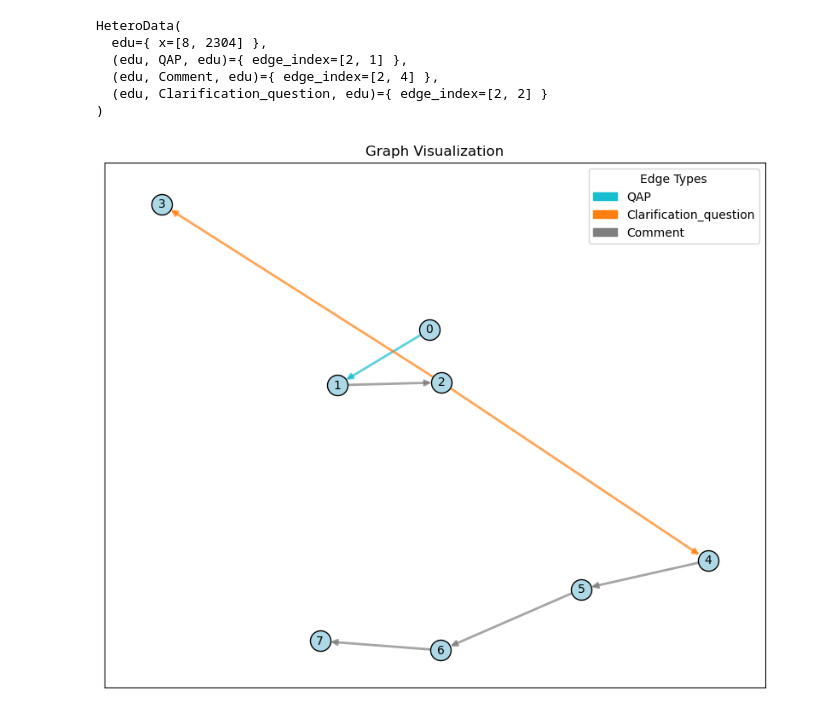
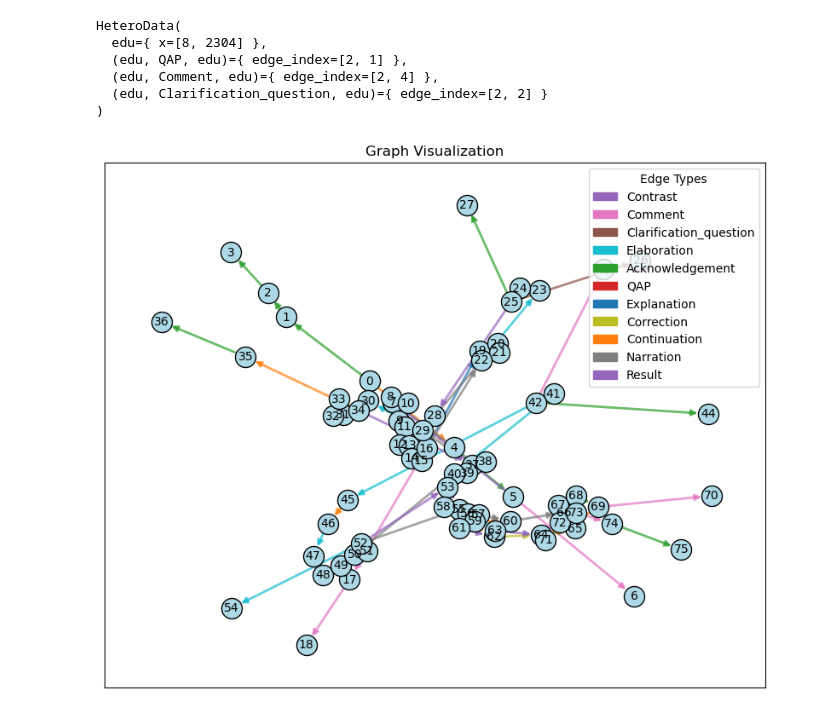
Before and after one commit to Luigina2001/GiBERTino, a Jupyter notebook: test.ipynb, the cells around one changed output. Cells and saved outputs as stored; diff of their text form; code cells hidden in the pictures.

```diff
--- a/test.ipynb
+++ b/test.ipynb
@@ -31,7 +31,8 @@ HeteroData(
 )
 # %%
 from utils import display_graph
+import torch
 
-display_graph(x)
+display_graph(torch.load('data/BALANCED/graphs/test/212.pt', map_location='cpu'))
 # %% [output]
-[figure, old version]
+[figure, new version]
```
Also changed, not shown: 5 other files.
